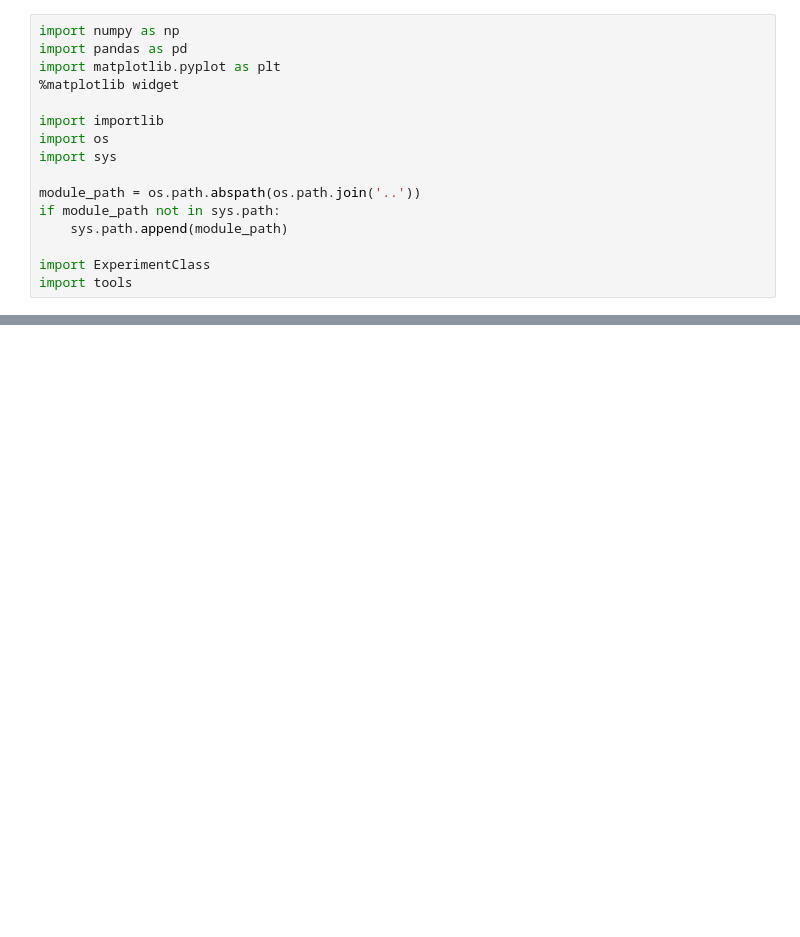
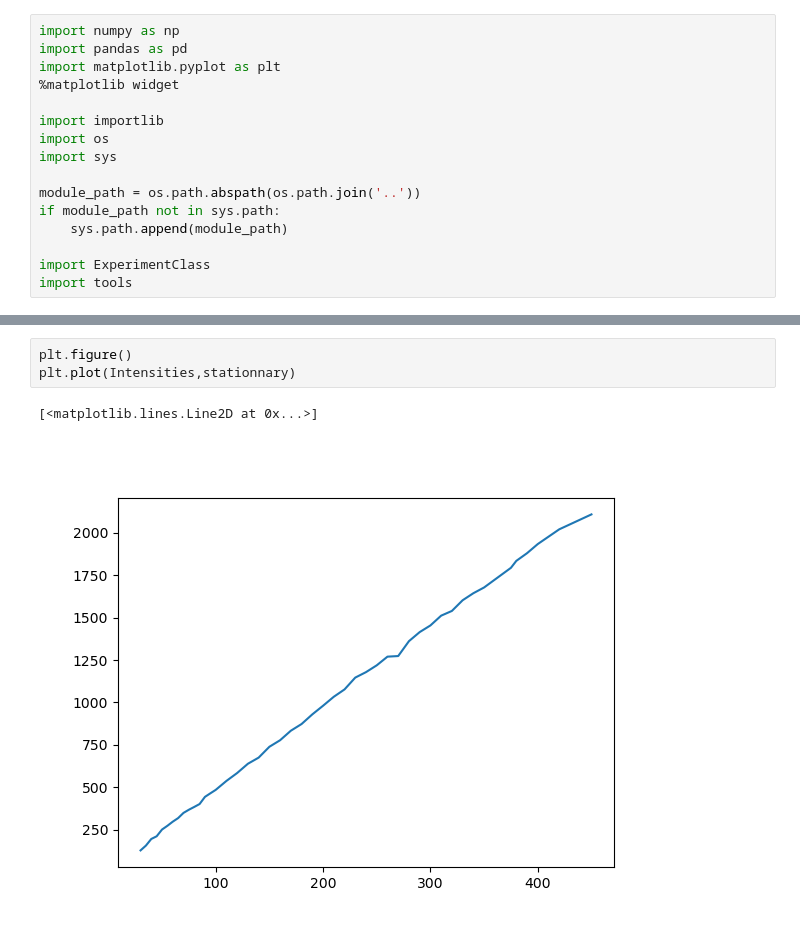
Before and after one commit to orlandomarcelo/DREAM_repo, a Jupyter notebook: Notebooks/test_oxygen.ipynb, the cells around one changed output, grey strips where cells are left out. Saved outputs shown, nothing was run; the diff lists cells and outputs as text; blank space fills up the shorter version.

```diff
--- a/Notebooks/test_oxygen.ipynb
+++ b/Notebooks/test_oxygen.ipynb
@@ -64,0 +77,6 @@ for i in np.arange(55,56+51,1):
+# %%
+plt.figure()
+plt.plot(Intensities,stationnary)
+# %% [output]
+[<matplotlib.lines.Line2D at 0x...>]
+[figure, added]
```
Also changed, not shown: parts of 11 cells of this notebook.
